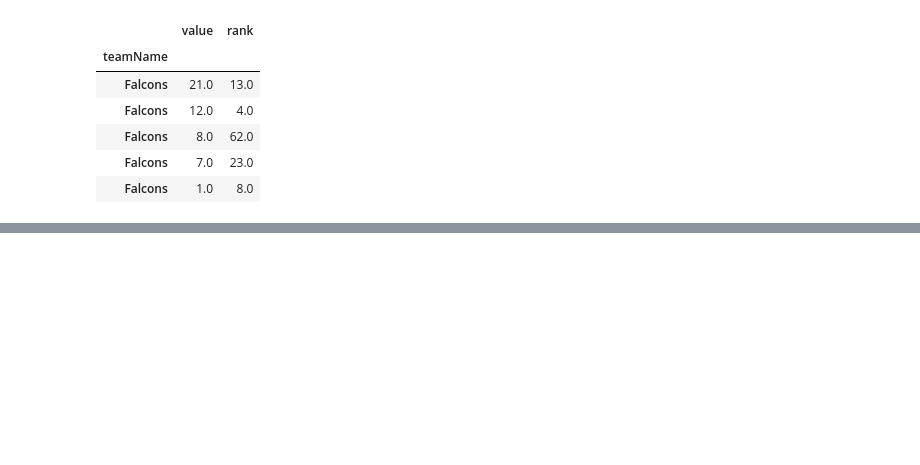
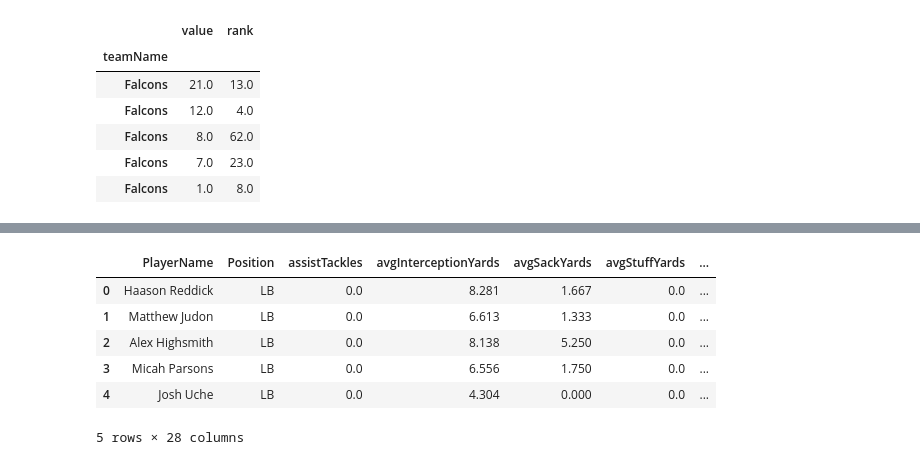
Before and after one commit to ColeDM-2020/INST414-Project, a Jupyter notebook: NFL Draft Analysis.ipynb, the cells around one changed output, grey strips where cells are left out. Saved outputs shown, nothing was run; the diff lists cells and outputs as text; code cells hidden in the pictures; blank space fills up the shorter version.

```diff
--- a/NFL Draft Analysis.ipynb
+++ b/NFL Draft Analysis.ipynb
@@ -101,0 +169,13 @@ NFL2022in_df.head()
+# %%
+lbssc = sacks.loc[sacks['Position'] == 'LB']
+lbssc = lbssc.set_index('PlayerName')
+lbssc = lbssc.reset_index()
+lbssc.head()
+# %% [output]
+|  | PlayerName | Position | assistTackles | avgInterceptionYards | avgSackYards | avgStuffYards | ... |
+| 0 | Haason Reddick | LB | 0.0 | 8.281 | 1.667 | 0.0 | ... |
+| 1 | Matthew Judon | LB | 0.0 | 6.613 | 1.333 | 0.0 | ... |
+| 2 | Alex Highsmith | LB | 0.0 | 8.138 | 5.250 | 0.0 | ... |
+| 3 | Micah Parsons | LB | 0.0 | 6.556 | 1.750 | 0.0 | ... |
+| 4 | Josh Uche | LB | 0.0 | 4.304 | 0.000 | 0.0 | ... |
+5 rows × 28 columns
```
Also changed, not shown: parts of 24 cells of this notebook.
